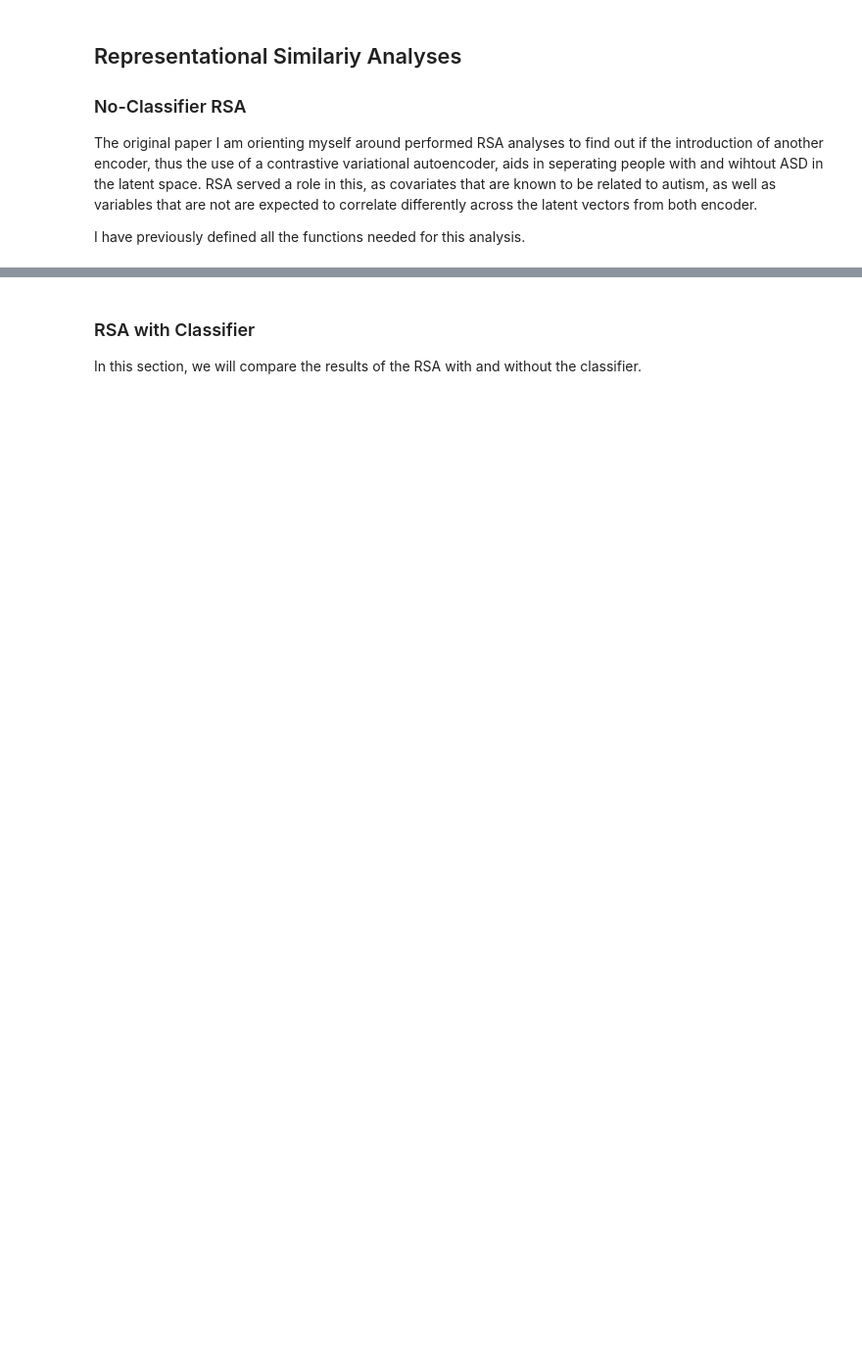
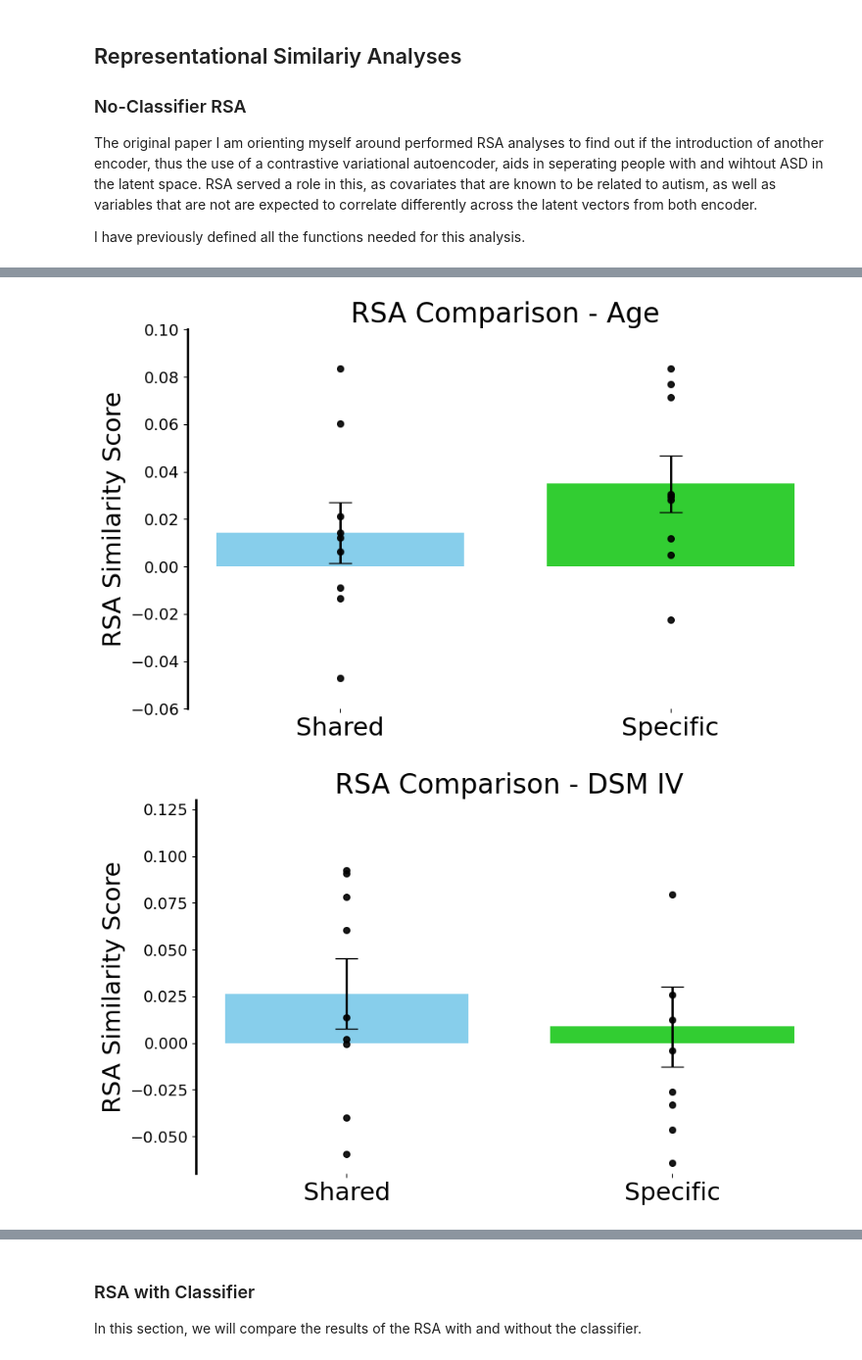
Before and after one commit to tchaase/cVAE_autism, a Jupyter notebook: code/cVAE_autism.ipynb, the cells around one changed output, grey strips where cells are left out. Shown at 98% size. Drawn from its saved outputs; the diff is of its cells as text; code cells hidden in the pictures; blank space fills up the shorter version.

```diff
--- a/code/cVAE_autism.ipynb
+++ b/code/cVAE_autism.ipynb
@@ -2377,0 +2662,13 @@ I have previously defined all the functions needed for this analysis.
+# %%
+ylim_1 = {
+    'ADOS Total': [0.0, 0.13],
+    'ADOS Social': [-0.08, 0.08],
+    'DSM IV': [-0.07, 0.13],
+    'FIQ': [0.0, 0.18],
+    'Age': [-0.06, 0.1],
+    'Sex': [0.0, 0.15]
+}
+plot_1 = create_rsa_bar_plots_flexible_big(rsa_without_classifier_autism, rsa_salient_without_classifier_autism, bar_colors = ['skyblue', 'limegreen'],  ylim = ylim_1)
+# %% [output]
+[figure, added]
+[figure, added]
```
Also changed, not shown: parts of 18 cells of this notebook.
